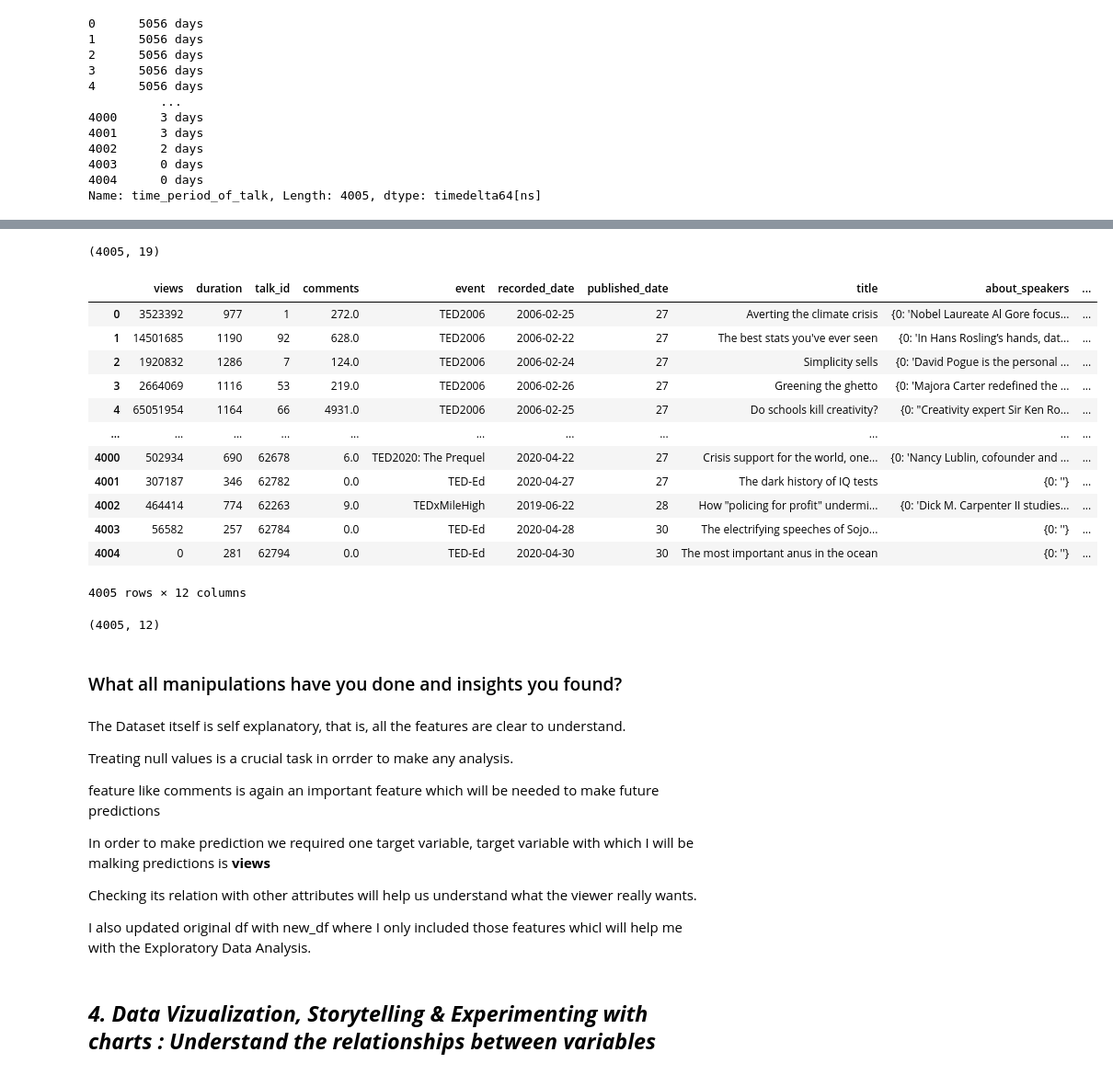
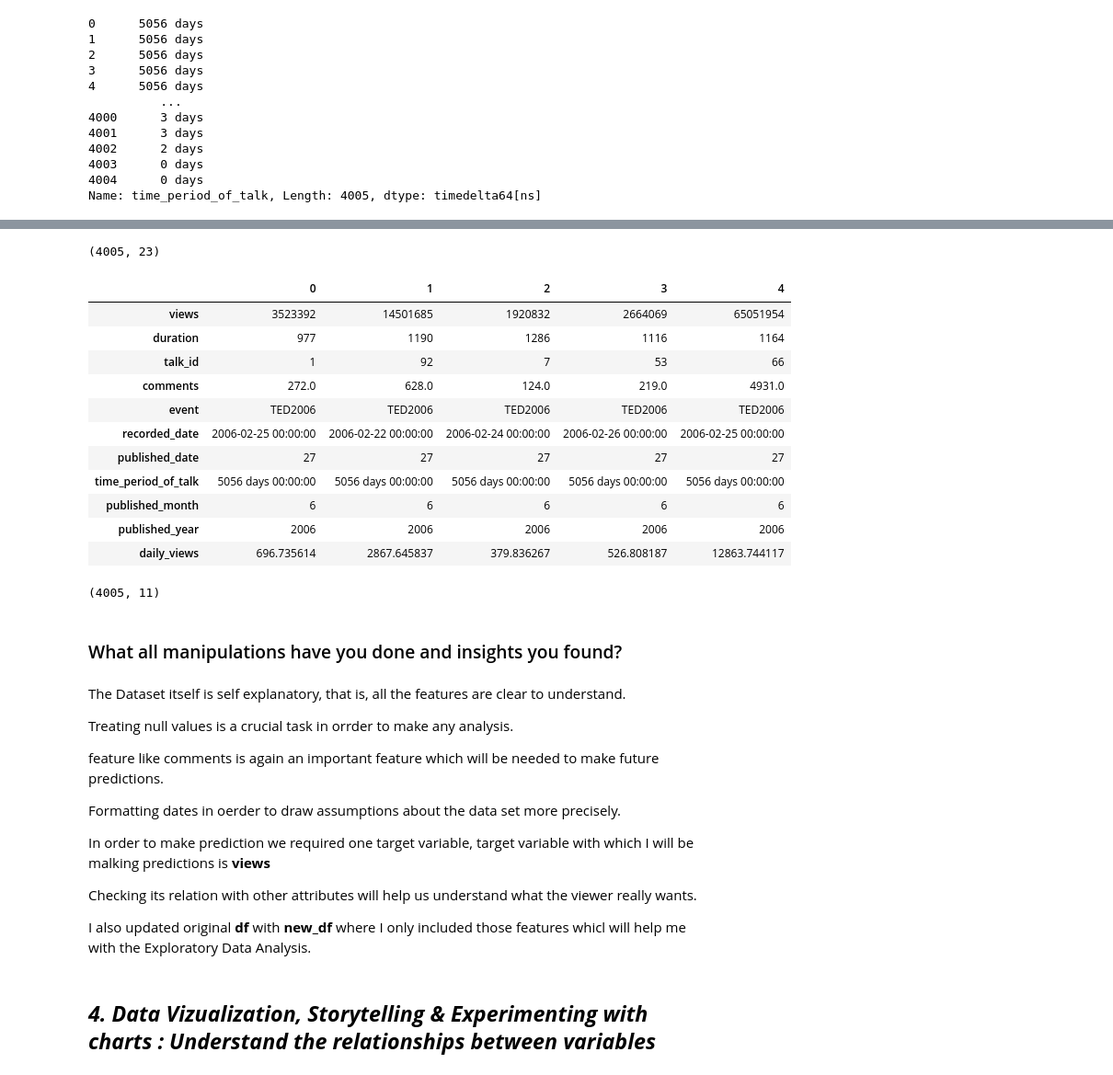
Before and after one commit to abhishekdhasmana17/ted-talk-view-prediction, a Jupyter notebook: Ted_Talk_Views_Prediction.ipynb, the cells around one changed output, grey strips where cells are left out. Shown at 92% size. Drawn from its saved outputs; the diff is of its cells as text; code cells hidden in the pictures.

```diff
--- a/Ted_Talk_Views_Prediction.ipynb
+++ b/Ted_Talk_Views_Prediction.ipynb
@@ -497,10 +497,10 @@ df.head().T
 # %%
 #Updating dataframe with only required features
 digital_df   = ['duration', 'talk_id', 'comments']
-date_data_df   = ['recorded_date' , 'published_date']
+date_data_df   = ['recorded_date', 'published_date', 'time_period_of_talk', 'published_month', 'published_year', 'daily_views']
 class_df = ['event']
 
-text_df1 = ['title' , 'about_speakers' , 'occupations' , 'transcript' , 'description' ,]
+text_df1 = ['title' , 'about_speakers' , 'occupations' , 'transcript' , 'description' ]
 
 off_calc_df  = ['url' , 'all_speakers' , 'speaker_1' , 'native_lang']
 text_df2 = ['topics', 'available_lang', 'related_talks']
@@ -512,28 +512,27 @@ full_df = df[target + text_df1 + text_df2 + off_calc_df + class_df + date_data_d
 # %%
 full_df.shape
 # %% [output]
-(4005, 19)
+(4005, 23)
 # %%
-df_new = df[target  + digital_df + class_df + date_data_df + text_df1]
-df_new
+df_new = df[target  + digital_df + class_df + date_data_df ]
+df_new.head().T
 # %% [output]
-|  | views | duration | talk_id | comments | event | recorded_date | published_date | title | about_speakers | ... |
-| 0 | 3523392 | 977 | 1 | 272.0 | TED2006 | 2006-02-25 | 27 | Averting the climate crisis | {0: 'Nobel Laureate Al Gore focus... | ... |
-| 1 | 14501685 | 1190 | 92 | 628.0 | TED2006 | 2006-02-22 | 27 | The best stats you've ever seen | {0: 'In Hans Rosling’s hands, dat... | ... |
-| 2 | 1920832 | 1286 | 7 | 124.0 | TED2006 | 2006-02-24 | 27 | Simplicity sells | {0: 'David Pogue is the personal ... | ... |
-| 3 | 2664069 | 1116 | 53 | 219.0 | TED2006 | 2006-02-26 | 27 | Greening the ghetto | {0: 'Majora Carter redefined the ... | ... |
-| 4 | 65051954 | 1164 | 66 | 4931.0 | TED2006 | 2006-02-25 | 27 | Do schools kill creativity? | {0: "Creativity expert Sir Ken Ro... | ... |
-| ... | ... | ... | ... | ... | ... | ... | ... | ... | ... | ... |
-| 4000 | 502934 | 690 | 62678 | 6.0 | TED2020: The Prequel | 2020-04-22 | 27 | Crisis support for the world, one... | {0: 'Nancy Lublin, cofounder and ... | ... |
-| 4001 | 307187 | 346 | 62782 | 0.0 | TED-Ed | 2020-04-27 | 27 | The dark history of IQ tests | {0: ''} | ... |
-| 4002 | 464414 | 774 | 62263 | 9.0 | TEDxMileHigh | 2019-06-22 | 28 | How "policing for profit" undermi... | {0: 'Dick M. Carpenter II studies... | ... |
-| 4003 | 56582 | 257 | 62784 | 0.0 | TED-Ed | 2020-04-28 | 30 | The electrifying speeches of Sojo... | {0: ''} | ... |
-| 4004 | 0 | 281 | 62794 | 0.0 | TED-Ed | 2020-04-30 | 30 | The most important anus in the ocean | {0: ''} | ... |
+|  | 0 | 1 | 2 | 3 | 4 |
+| views | 3523392 | 14501685 | 1920832 | 2664069 | 65051954 |
+| duration | 977 | 1190 | 1286 | 1116 | 1164 |
+| talk_id | 1 | 92 | 7 | 53 | 66 |
+| comments | 272.0 | 628.0 | 124.0 | 219.0 | 4931.0 |
+| event | TED2006 | TED2006 | TED2006 | TED2006 | TED2006 |
+| recorded_date | 2006-02-25 00:00:00 | 2006-02-22 00:00:00 | 2006-02-24 00:00:00 | 2006-02-26 00:00:00 | 2006-02-25 00:00:00 |
+| published_date | 27 | 27 | 27 | 27 | 27 |
+| time_period_of_talk | 5056 days 00:00:00 | 5056 days 00:00:00 | 5056 days 00:00:00 | 5056 days 00:00:00 | 5056 days 00:00:00 |
+| published_month | 6 | 6 | 6 | 6 | 6 |
+| published_year | 2006 | 2006 | 2006 | 2006 | 2006 |
+| daily_views | 696.735614 | 2867.645837 | 379.836267 | 526.808187 | 12863.744117 |
-4005 rows × 12 columns
 # %%
 df_new.shape
 # %% [output]
-(4005, 12)
+(4005, 11)
 # %% [markdown]
 ### What all manipulations have you done and insights you found?
 # %% [markdown]
@@ -541,13 +540,15 @@ The Dataset itself is self explanatory, that is, all the features are clear to u
 
 Treating null values is a crucial task in orrder to make any analysis.
 
-feature like comments is again an important feature which will be needed to make future predictions
+feature like comments is again an important feature which will be needed to make future predictions.
+
+Formatting dates in oerder to draw assumptions about the data set more precisely.
 
 In order to make prediction we required one target variable, target variable with which I will be malking predictions is **views**
 
 Checking its relation with other attributes will help us understand what the viewer really wants.
 
-I also updated original df with new_df where I only included those features whicl will help me with the Exploratory Data Analysis.
+I also updated original ****df**** with ****new_df**** where I only included those features whicl will help me with the Exploratory Data Analysis.
 # %% [markdown]
 ## ***4. Data Vizualization, Storytelling & Experimenting with charts : Understand the relationships between variables***
 # %% [markdown]
```
Also changed, not shown: parts of 1 cell of this notebook.
